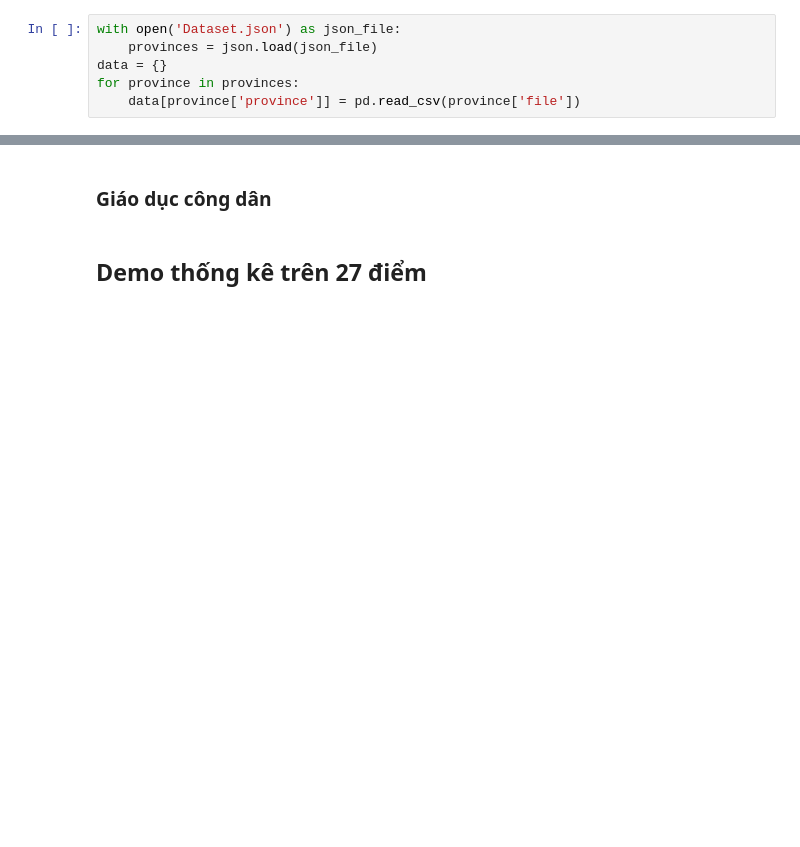
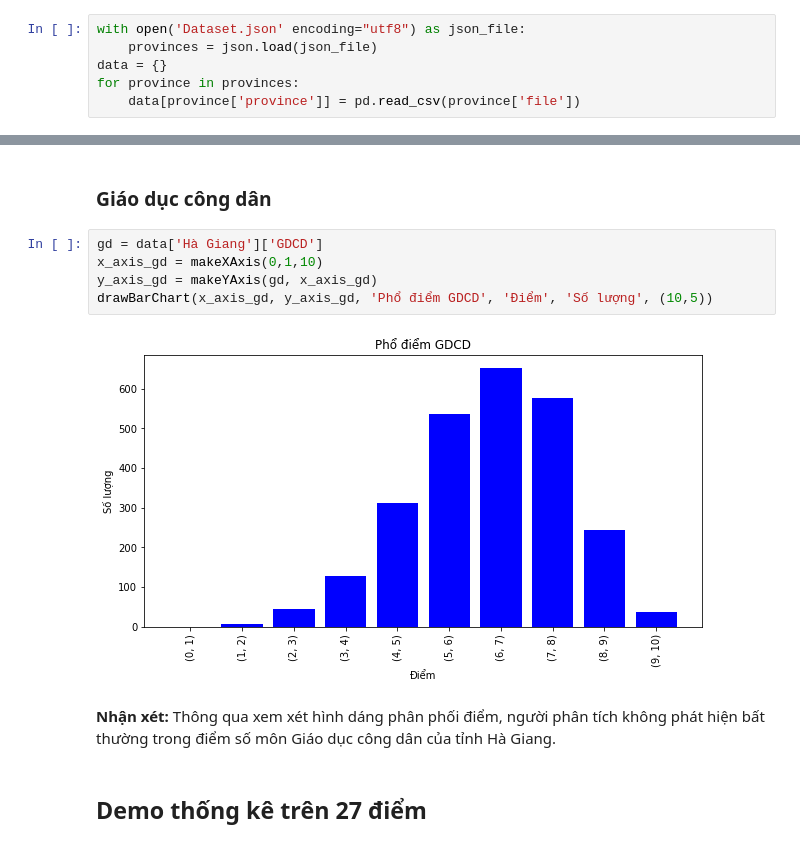
Before and after one commit to IrisStream/exam-cheating, a Jupyter notebook: src/report.ipynb, the cells around one changed output, grey strips where cells are left out. Cells and saved outputs as stored; diff of their text form; blank space fills up the shorter version.

Commit message:
GDCD

```diff
--- a/src/report.ipynb
+++ b/src/report.ipynb
@@ -16,7 +16,7 @@ import json
 # %% [markdown]
 ___Load dữ liệu:___
 # %%
-with open('Dataset.json') as json_file:
+with open('Dataset.json' encoding="utf8") as json_file:
     provinces = json.load(json_file)
 data = {}
 for province in provinces:
@@ -106,6 +106,15 @@ __Nhận xét:__ Thông qua xem xét hình dáng phân phối điểm, người
 ### Địa lý
 # %% [markdown]
 ### Giáo dục công dân
+# %%
+gd = data['Hà Giang']['GDCD']
+x_axis_gd = makeXAxis(0,1,10)
+y_axis_gd = makeYAxis(gd, x_axis_gd)
+drawBarChart(x_axis_gd, y_axis_gd, 'Phổ điểm GDCD', 'Điểm', 'Số lượng', (10,5))
+# %% [output]
+[figure, added]
+# %% [markdown]
+__Nhận xét:__ Thông qua xem xét hình dáng phân phối điểm, người phân tích không phát hiện bất thường trong điểm số môn Giáo dục công dân của tỉnh Hà Giang.
 # %% [markdown]
 ## Demo thống kê trên 27 điểm
 # %%
```
Also changed, not shown: parts of 2 cells of this notebook.
